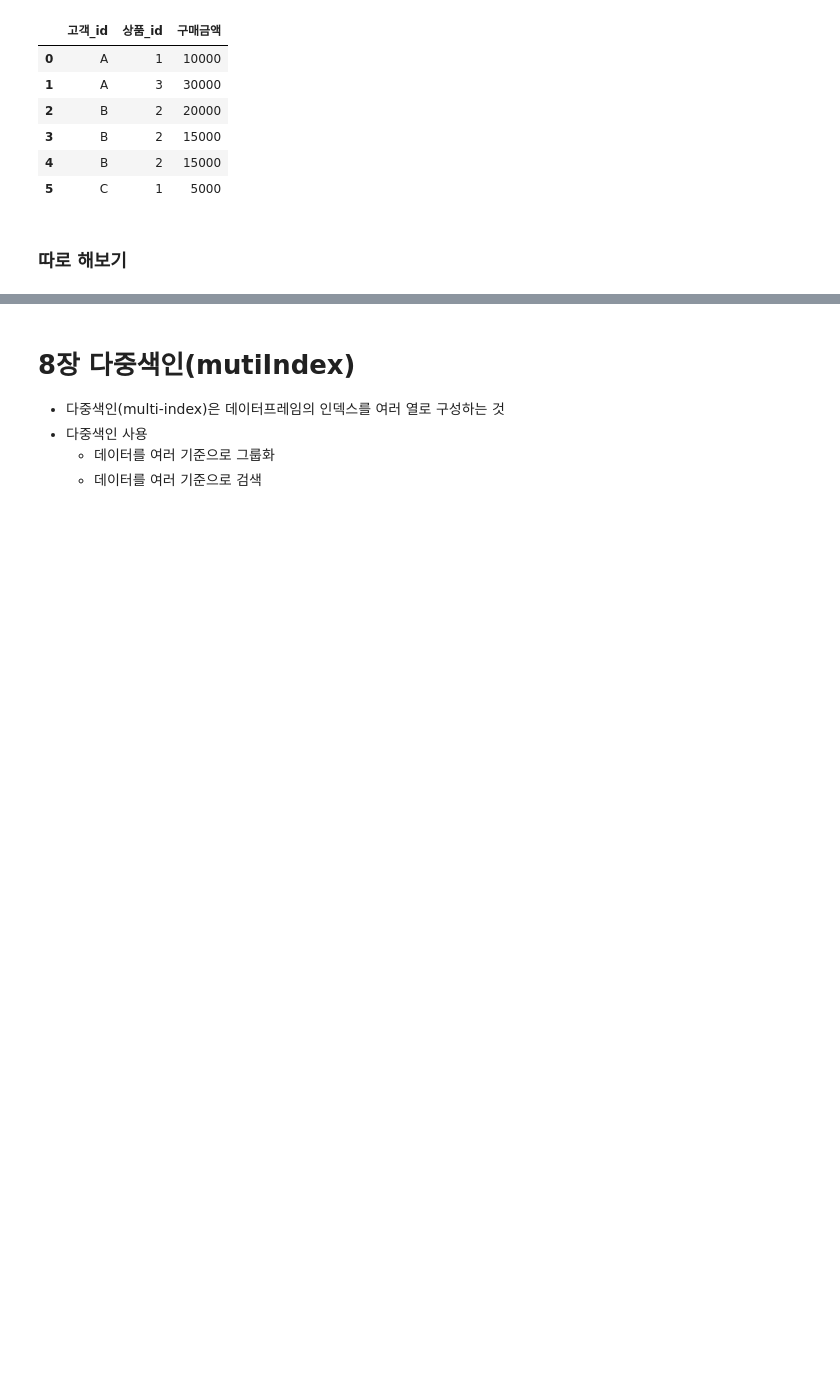
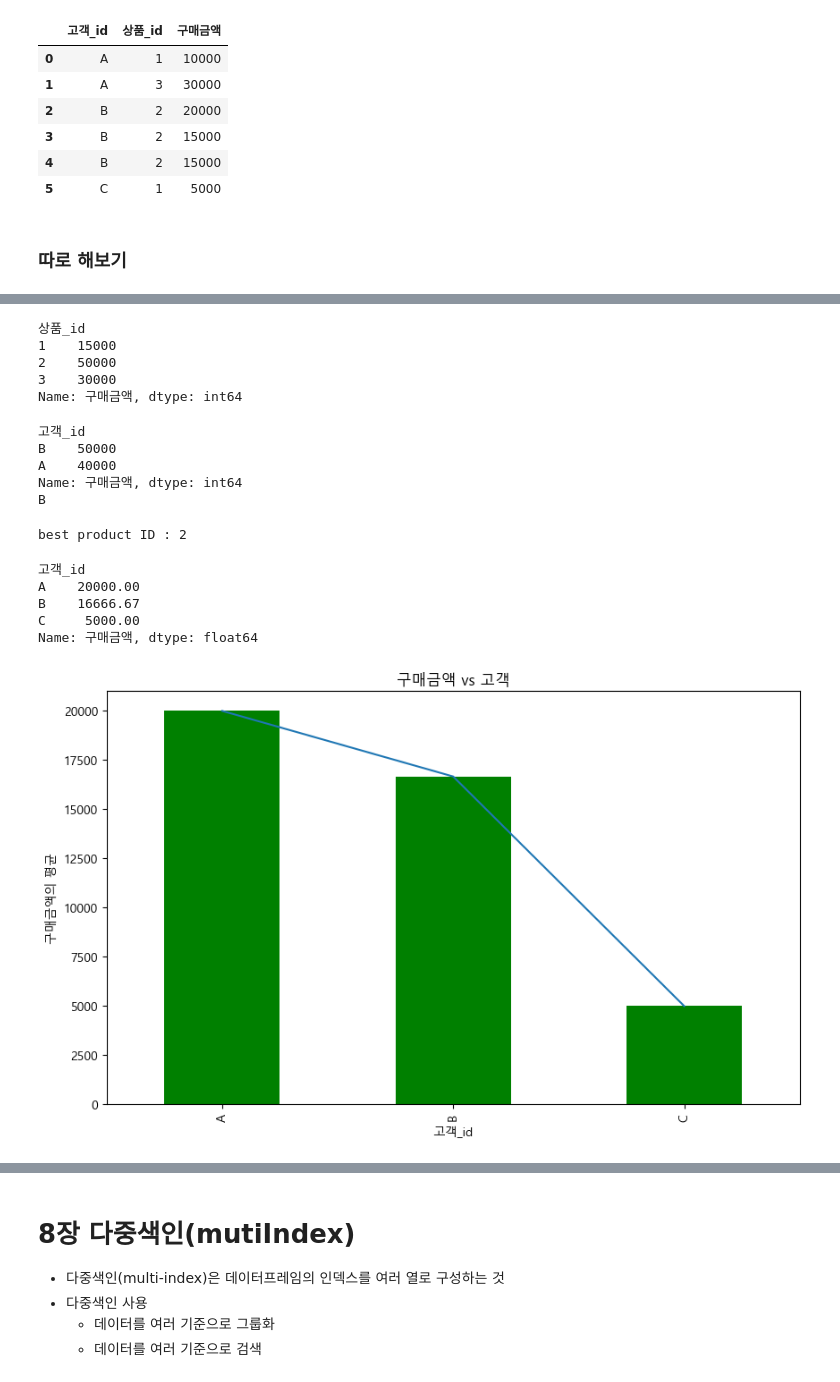
Before and after one commit to ThubanA1pha/python_basic_2, a Jupyter notebook: data_analysis_05_01_class.ipynb, the cells around one changed output, grey strips where cells are left out. Saved outputs shown, nothing was run; the diff lists cells and outputs as text; code cells hidden in the pictures; blank space fills up the shorter version.

```diff
--- a/data_analysis_05_01_class.ipynb
+++ b/data_analysis_05_01_class.ipynb
@@ -3,6 +3,9 @@ import numpy as np
 import pandas as pd
 import matplotlib.pyplot as plt
 import seaborn as sns
+
+plt.rcParams["font.family"] = 'Malgun Gothic'
+plt.rc("figure", figsize=(10, 6))
 
 PREVIOUS_MAX_ROWS = pd.options.display.max_rows
 pd.options.display.max_columns = 20
@@ -11,7 +14,6 @@ pd.options.display.max_colwidth = 80
 np.random.seed(12345)
 plt.rc("figure", figsize=(10, 6))
 np.set_printoptions(precision=4, suppress=True)
-plt.rcParams["font.family"] = 'Malgun Gothic'
 # %% [markdown]
 # 빅데이터 분석에 필요한 pandas의 데이터프레임의 반드시 알아야하는 핵심 기능(7장, 8장, 9장, 10장)
     * 데이터프레임 생성: pd.DataFrame(데이터셋) 함수를 사용하여 데이터프레임을 생성할 수 있다.
@@ -204,6 +217,27 @@ df
 # %%
 # 2) 상품별 구매 금액 합계를 계산하기
+result = df.groupby(['상품_id'])['구매금액'].sum()
+print(result)
+# %% [output]
+상품_id
+1    15000
+2    50000
+3    30000
+Name: 구매금액, dtype: int64
 # %%
 # 3) 상위 최우수 고객 2명 필터링하기
+result = df.groupby(['고객_id'])['구매금액'].sum().sort_values(ascending = False)
+print(result.head(2))
+print(result.idxmax())
+# %% [output]
+고객_id
+B    50000
+A    40000
+Name: 구매금액, dtype: int64
+B
 # %%
 # 4) 고객에서 가장 인기있는 상품 찾기
+result = df['상품_id'].value_counts()
+print(f"best product ID : {result.idxmax()}")
+# %% [output]
+best product ID : 2
@@ -213,0 +244,18 @@ df
+# %%
+# 5) 고객ID별 구매금액의 평균를 계산하고, 그 결과를 막대 그래프로 시각화하기
+result = round(df.groupby(['고객_id'])['구매금액'].mean(), 2)
+print(result)
+
+# result.plot.bar()
+result.plot.line()
+result.plot(kind = "bar", color = "green")
+plt.title("구매금액 vs 고객")
+plt.ylabel("구매금액의 평균")
+plt.show()
+# %% [output]
+고객_id
+A    20000.00
+B    16666.67
+C     5000.00
+Name: 구매금액, dtype: float64
+[figure, added]
```
Also changed, not shown: parts of 20 cells of this notebook.
